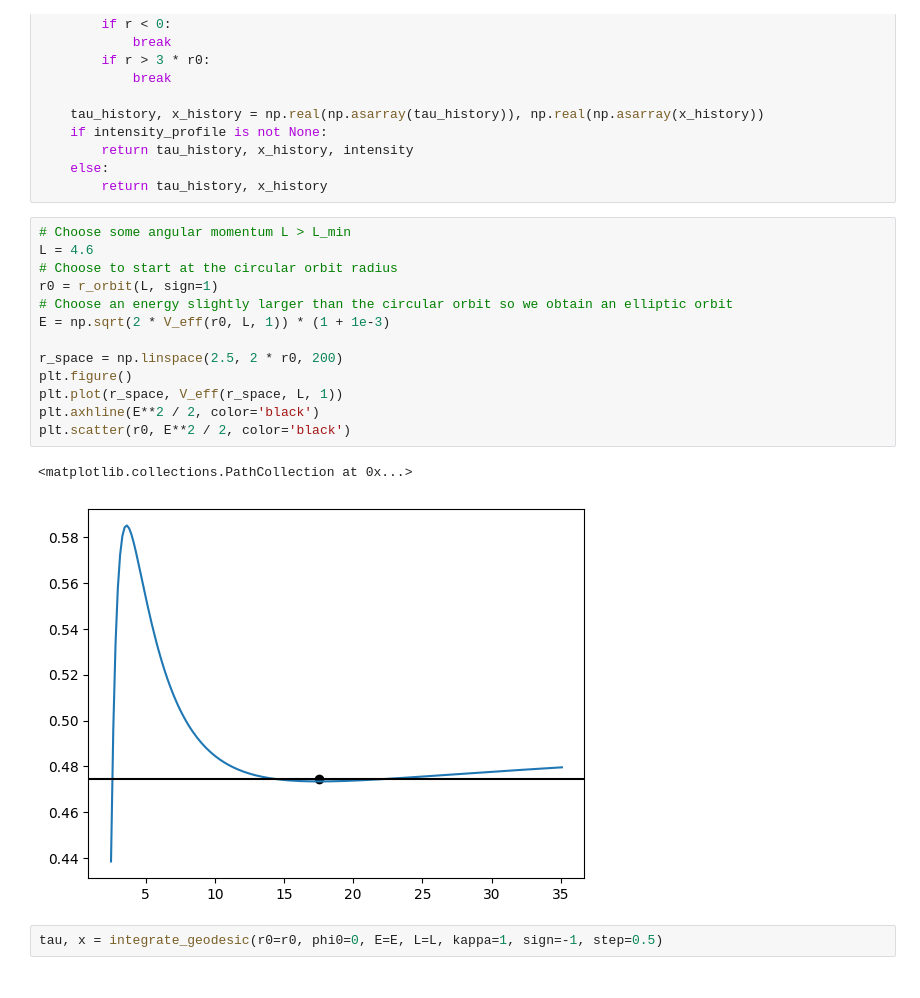
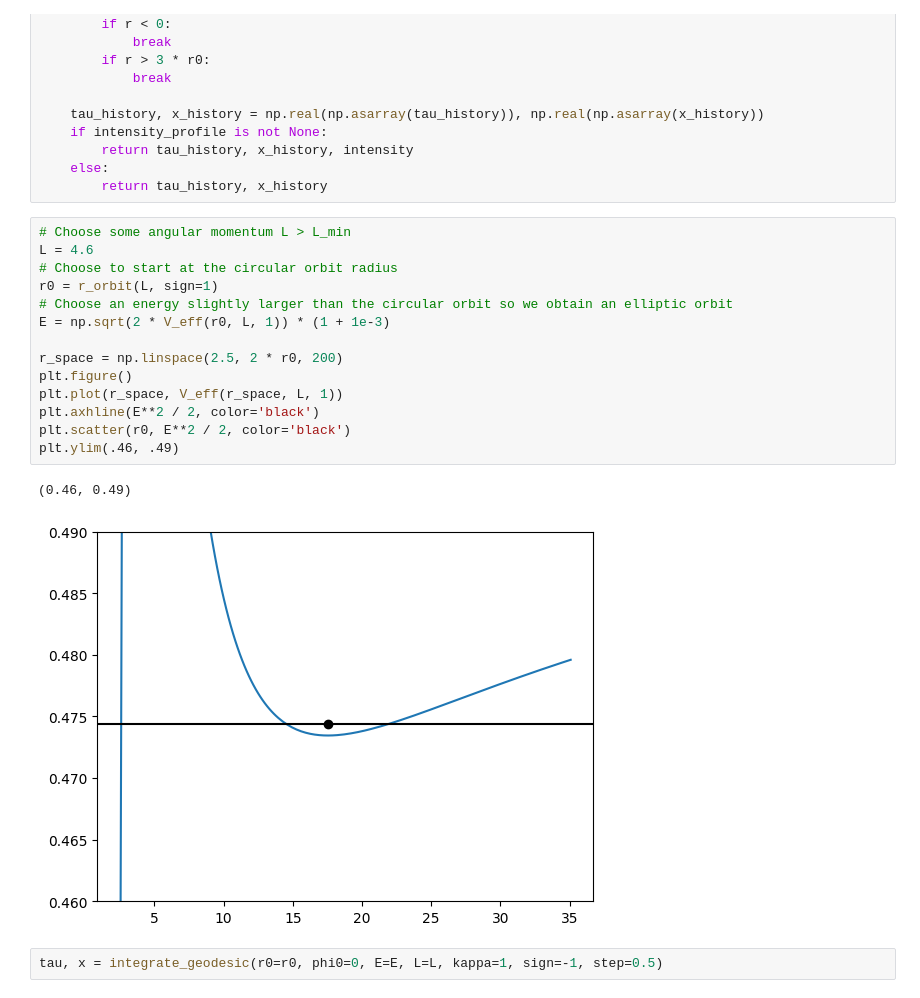
Before and after one commit to uo-phys/gr-winter25, a Jupyter notebook: notebooks/3 - Schwarzschild Geometry.ipynb, the cells around one changed output. Saved outputs shown, nothing was run; the diff lists cells and outputs as text.

```diff
--- a/notebooks/3 - Schwarzschild Geometry.ipynb
+++ b/notebooks/3 - Schwarzschild Geometry.ipynb
@@ -89,19 +89,20 @@ def integrate_geodesic(r0, phi0, E, L, kappa, sign, step, intensity_profile=None
 # %%
 # Choose some angular momentum L > L_min
 L = 4.6
 # Choose to start at the circular orbit radius
 r0 = r_orbit(L, sign=1)
 # Choose an energy slightly larger than the circular orbit so we obtain an elliptic orbit
 E = np.sqrt(2 * V_eff(r0, L, 1)) * (1 + 1e-3)
 
 r_space = np.linspace(2.5, 2 * r0, 200)
 plt.figure()
 plt.plot(r_space, V_eff(r_space, L, 1))
 plt.axhline(E**2 / 2, color='black')
 plt.scatter(r0, E**2 / 2, color='black')
+plt.ylim(.46, .49)
 # %% [output]
-<matplotlib.collections.PathCollection at 0x...>
+(0.46, 0.49)
-[figure, old version]
+[figure, new version]
 # %%
 tau, x = integrate_geodesic(r0=r0, phi0=0, E=E, L=L, kappa=1, sign=-1, step=0.5)
 # %%
```
Also changed, not shown: parts of 7 cells of this notebook, 2 other files.
